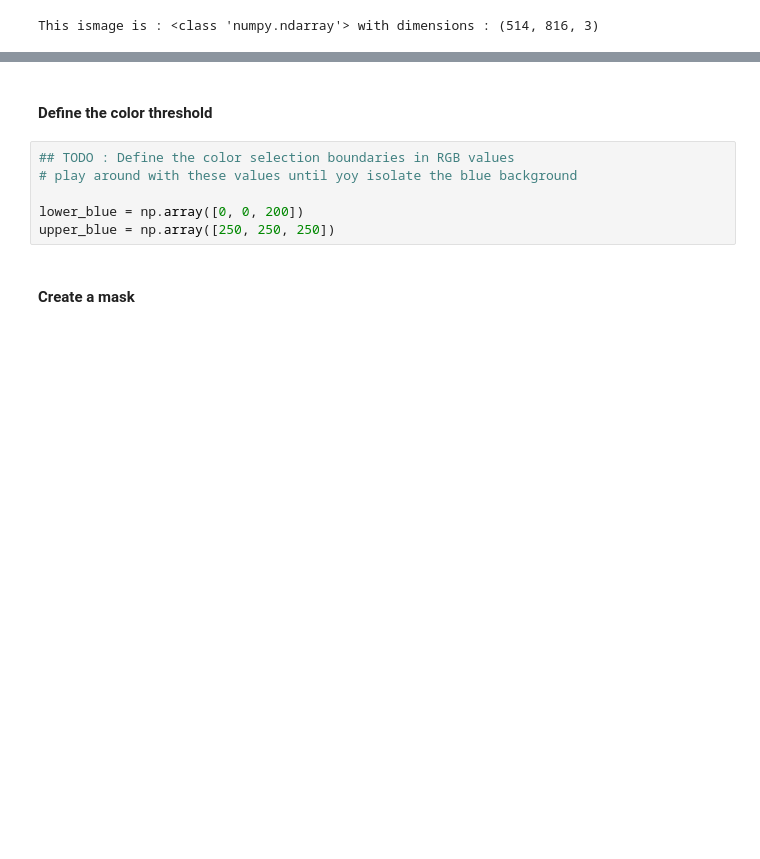
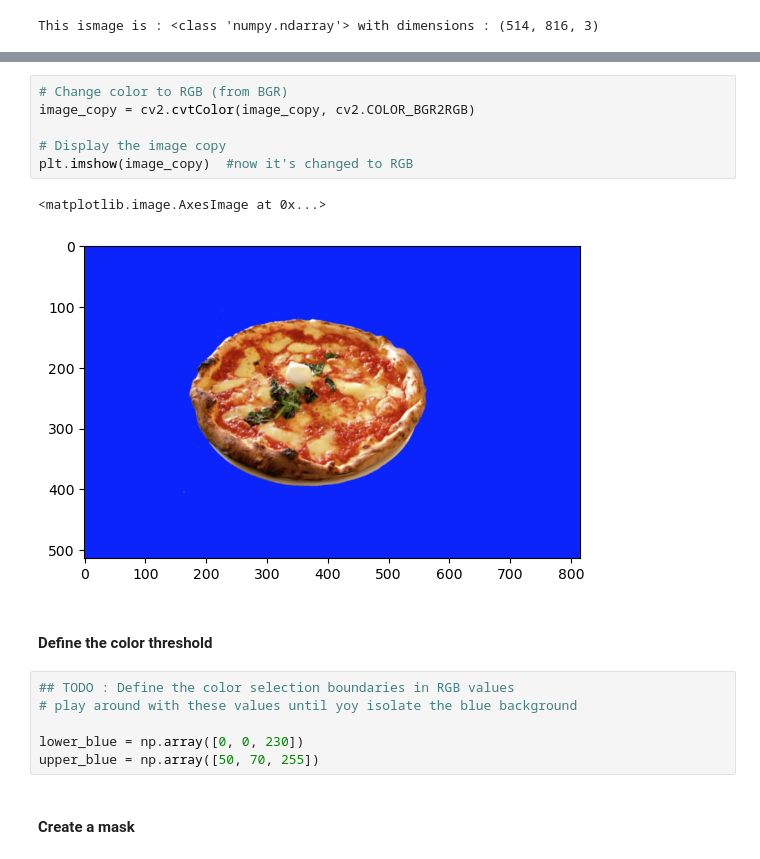
Before and after one commit to iamchenchu/Computer-Vision, a Jupyter notebook: 01_Image_Representation/03_Blue_Screen.ipynb, the cells around one changed output, grey strips where cells are left out. Saved outputs shown, nothing was run; the diff lists cells and outputs as text; blank space fills up the shorter version.

```diff
--- a/01_Image_Representation/03_Blue_Screen.ipynb
+++ b/01_Image_Representation/03_Blue_Screen.ipynb
@@ -34,11 +34,20 @@ plt.imshow(image_copy)
+# %%
+# Change color to RGB (from BGR)
+image_copy = cv2.cvtColor(image_copy, cv2.COLOR_BGR2RGB)
+
+# Display the image copy
+plt.imshow(image_copy)  #now it's changed to RGB
+# %% [output]
+<matplotlib.image.AxesImage at 0x...>
+[figure, added]
 # %% [markdown]
 #### Define the color threshold
 # %%
 ## TODO : Define the color selection boundaries in RGB values
 # play around with these values until yoy isolate the blue background
 
-lower_blue = np.array([0, 0, 200])
-upper_blue = np.array([250, 250, 250])
+lower_blue = np.array([0, 0, 230])
+upper_blue = np.array([50, 70, 255])
 # %% [markdown]
 #### Create a mask
 # %%
```
Also changed, not shown: parts of 6 cells of this notebook, 3 other files.
